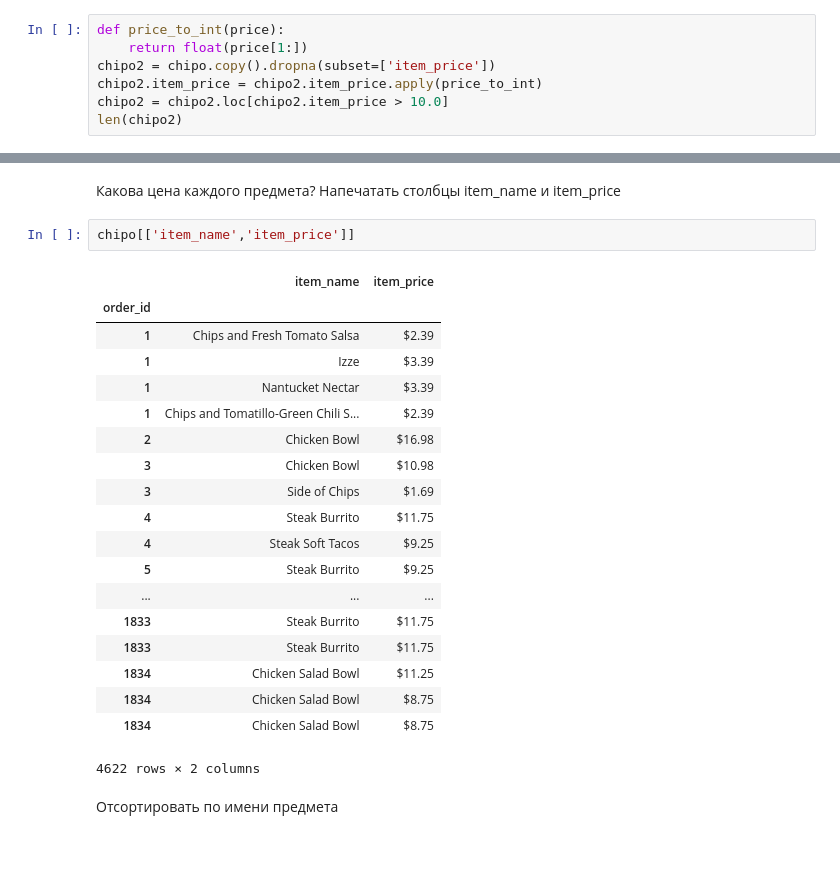
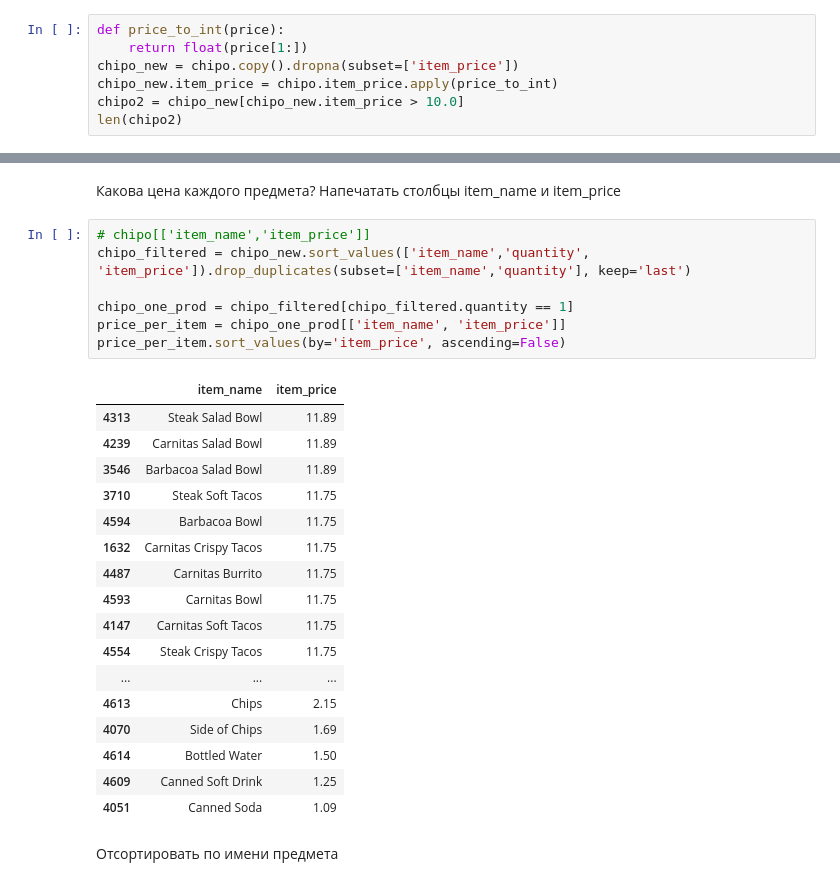
Before and after one commit to AndrewLrrr/otus-big-data, a Jupyter notebook: hw1-data-gathering/exercises.ipynb, the cells around one changed output, grey strips where cells are left out. Drawn from its saved outputs; the diff is of its cells as text; blank space fills up the shorter version.

```diff
--- a/hw1-data-gathering/exercises.ipynb
+++ b/hw1-data-gathering/exercises.ipynb
@@ -315,35 +325,38 @@ memory usage: 180.5+ KB
 # %%
 def price_to_int(price):
     return float(price[1:])
-chipo2 = chipo.copy().dropna(subset=['item_price'])
-chipo2.item_price = chipo2.item_price.apply(price_to_int)
-chipo2 = chipo2.loc[chipo2.item_price > 10.0]
+chipo_new = chipo.copy().dropna(subset=['item_price'])
+chipo_new.item_price = chipo.item_price.apply(price_to_int)
+chipo2 = chipo_new[chipo_new.item_price > 10.0]
 len(chipo2)
 # %% [output]
 1130
 # %% [markdown]
 Какова цена каждого предмета? Напечатать столбцы item_name и item_price
-# %%
-chipo[['item_name','item_price']]
-# %% [output]
-|  | item_name | item_price |
-| order_id |  |  |
-| 1 | Chips and Fresh Tomato Salsa | $2.39 |
-| 1 | Izze | $3.39 |
-| 1 | Nantucket Nectar | $3.39 |
-| 1 | Chips and Tomatillo-Green Chili S... | $2.39 |
-| 2 | Chicken Bowl | $16.98 |
-| 3 | Chicken Bowl | $10.98 |
-| 3 | Side of Chips | $1.69 |
-| 4 | Steak Burrito | $11.75 |
-| 4 | Steak Soft Tacos | $9.25 |
-| 5 | Steak Burrito | $9.25 |
-| ... | ... | ... |
-| 1833 | Steak Burrito | $11.75 |
-| 1833 | Steak Burrito | $11.75 |
-| 1834 | Chicken Salad Bowl | $11.25 |
-| 1834 | Chicken Salad Bowl | $8.75 |
-| 1834 | Chicken Salad Bowl | $8.75 |
-4622 rows × 2 columns
+# %%
+# chipo[['item_name','item_price']]
+chipo_filtered = chipo_new.sort_values(['item_name','quantity', 'item_price']).drop_duplicates(subset=['item_name','quantity'], keep='last')
+
+chipo_one_prod = chipo_filtered[chipo_filtered.quantity == 1]
+price_per_item = chipo_one_prod[['item_name', 'item_price']]
+price_per_item.sort_values(by='item_price', ascending=False)
+# %% [output]
+|  | item_name | item_price |
+| 4313 | Steak Salad Bowl | 11.89 |
+| 4239 | Carnitas Salad Bowl | 11.89 |
+| 3546 | Barbacoa Salad Bowl | 11.89 |
+| 3710 | Steak Soft Tacos | 11.75 |
+| 4594 | Barbacoa Bowl | 11.75 |
+| 1632 | Carnitas Crispy Tacos | 11.75 |
+| 4487 | Carnitas Burrito | 11.75 |
+| 4593 | Carnitas Bowl | 11.75 |
+| 4147 | Carnitas Soft Tacos | 11.75 |
+| 4554 | Steak Crispy Tacos | 11.75 |
+| ... | ... | ... |
+| 4613 | Chips | 2.15 |
+| 4070 | Side of Chips | 1.69 |
+| 4614 | Bottled Water | 1.50 |
+| 4609 | Canned Soft Drink | 1.25 |
+| 4051 | Canned Soda | 1.09 |
 # %% [markdown]
 Отсортировать по имени предмета
```
Also changed, not shown: parts of 27 cells of this notebook.
